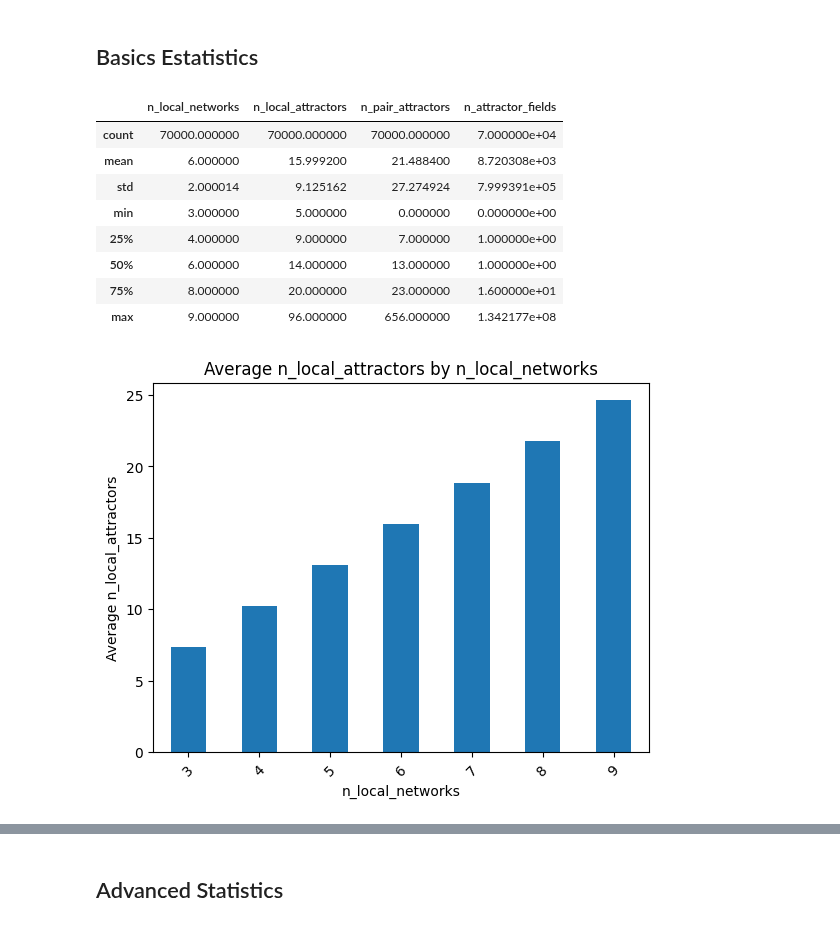
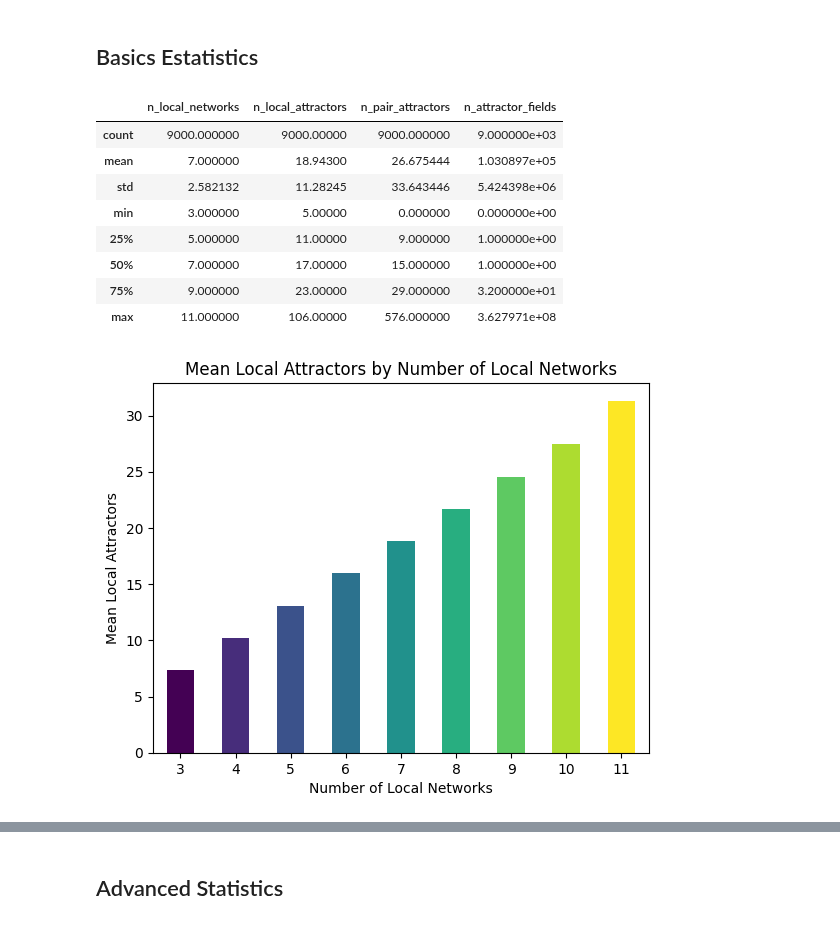
Before and after one commit to crptcusco/cbnetwork, a Jupyter notebook: experiments/1_networks_linear/exp1_analysis.ipynb, the cells around one changed output, grey strips where cells are left out. Drawn from its saved outputs; the diff is of its cells as text; code cells hidden in the pictures.

```diff
--- a/experiments/1_networks_linear/exp1_analysis.ipynb
+++ b/experiments/1_networks_linear/exp1_analysis.ipynb
@@ -5,9 +5,8 @@ This experiment explore the growth of local networks in CBN with Linear topology
 # %%
 import pandas as pd
-import matplotlib.pyplot as plt
 
 # Read the database
-df = pd.read_csv("outputs/exp1_linear_aleatory_3_9_10000/data.csv")
+df = pd.read_csv("outputs/exp1_linear_aleatory_3_11_1000/data.csv")
 df.keys()
 # %% [output]
 Index(['i_sample', 'n_local_networks', 'n_var_network', 'v_topology',
@@ -20,32 +19,50 @@ Index(['i_sample', 'n_local_networks', 'n_var_network', 'v_topology',
 # %%
 # Select the required columns and create a new DataFrame
 df_resume = df[['n_local_networks', 'n_local_attractors', 'n_pair_attractors', 'n_attractor_fields']]
-df_resume.describe()
+
+# Describe the DataFrame to summarize statistics
+df_resume_stats = df_resume.describe()
+
+# Display the summary statistics in the notebook
+df_resume_stats
 # %% [output]
 |  | n_local_networks | n_local_attractors | n_pair_attractors | n_attractor_fields |
-| count | 70000.000000 | 70000.000000 | 70000.000000 | 7.000000e+04 |
-| mean | 6.000000 | 15.999200 | 21.488400 | 8.720308e+03 |
-| std | 2.000014 | 9.125162 | 27.274924 | 7.999391e+05 |
-| min | 3.000000 | 5.000000 | 0.000000 | 0.000000e+00 |
-| 25% | 4.000000 | 9.000000 | 7.000000 | 1.000000e+00 |
-| 50% | 6.000000 | 14.000000 | 13.000000 | 1.000000e+00 |
-| 75% | 8.000000 | 20.000000 | 23.000000 | 1.600000e+01 |
-| max | 9.000000 | 96.000000 | 656.000000 | 1.342177e+08 |
+| count | 9000.000000 | 9000.00000 | 9000.000000 | 9.000000e+03 |
+| mean | 7.000000 | 18.94300 | 26.675444 | 1.030897e+05 |
+| std | 2.582132 | 11.28245 | 33.643446 | 5.424398e+06 |
+| min | 3.000000 | 5.00000 | 0.000000 | 0.000000e+00 |
+| 25% | 5.000000 | 11.00000 | 9.000000 | 1.000000e+00 |
+| 50% | 7.000000 | 17.00000 | 15.000000 | 1.000000e+00 |
+| 75% | 9.000000 | 23.00000 | 29.000000 | 3.200000e+01 |
+| max | 11.000000 | 106.00000 | 576.000000 | 3.627971e+08 |
 # %%
+import matplotlib
+import matplotlib.pyplot as plt
+import numpy as np
+
 # Group by 'n_local_networks' and calculate the mean of 'n_local_attractors'
 grouped_data = df.groupby('n_local_networks')['n_local_attractors'].mean()
 
-# Create the histogram
-grouped_data.plot(kind='bar')
+# Determine number of unique groups
+num_groups = len(grouped_data)
+
+# Choose a colormap (recommended way)
+cmap = matplotlib.colormaps['viridis']  # Access colormap by name
+
+# Create colors array from the colormap
+colors = cmap(np.linspace(0, 1, num_groups))
+
+# Create the bar plot with different colors for each bar
+grouped_data.plot(kind='bar', color=colors)
 
 # Customize the plot
-plt.title('Average n_local_attractors by n_local_networks')
-plt.xlabel('n_local_networks')
-plt.ylabel('Average n_local_attractors')
-plt.xticks(rotation=45)  # Rotate the x-axis labels for better readability
+plt.title('Mean Local Attractors by Number of Local Networks')
+plt.xlabel('Number of Local Networks')
+plt.ylabel('Mean Local Attractors')
+plt.xticks(rotation=0)
 
 # Show the plot
 plt.show()
 # %% [output]
-[figure, old version]
+[figure, new version]
 # %%
```
Also changed, not shown: parts of 11 cells of this notebook, 1 other file.
